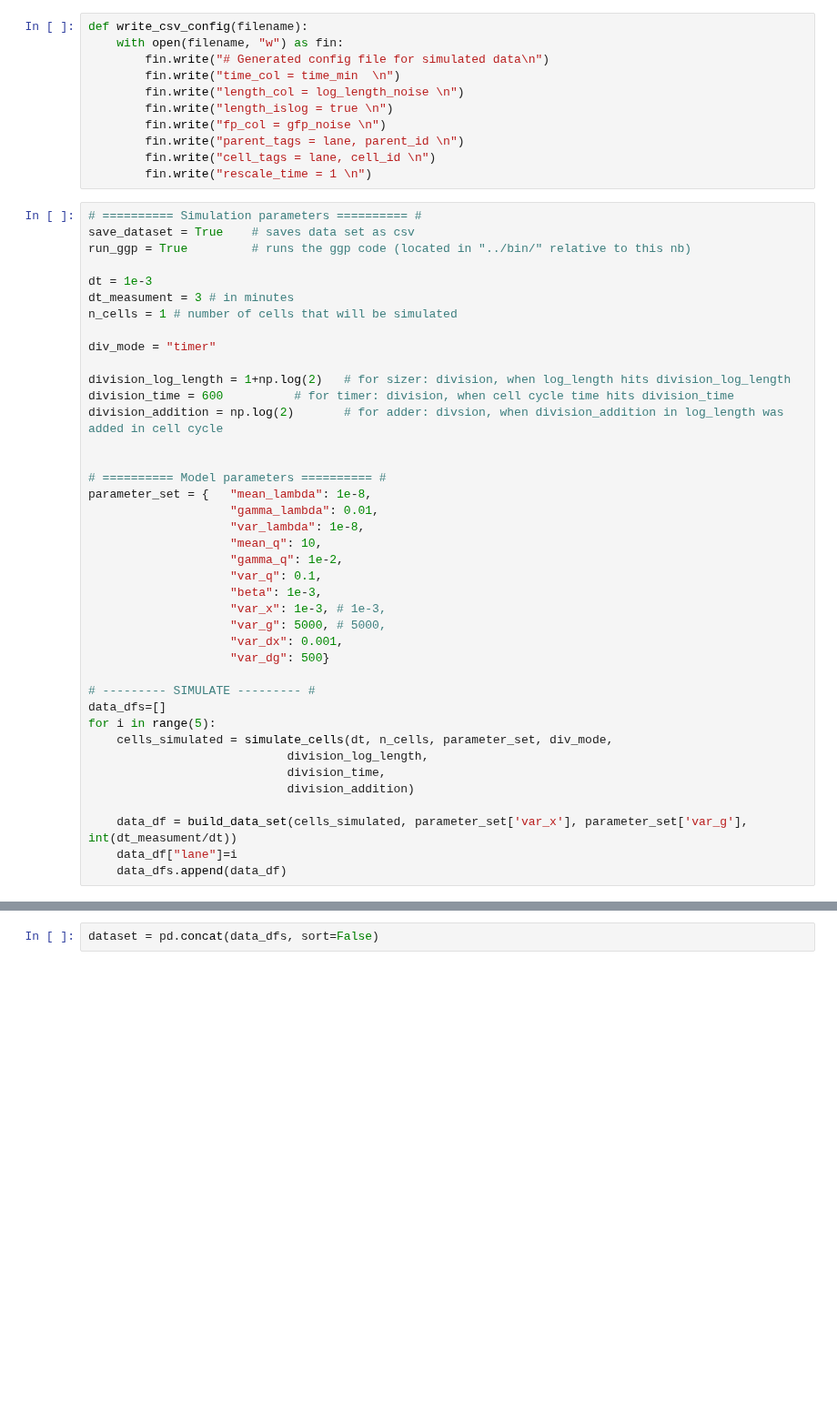
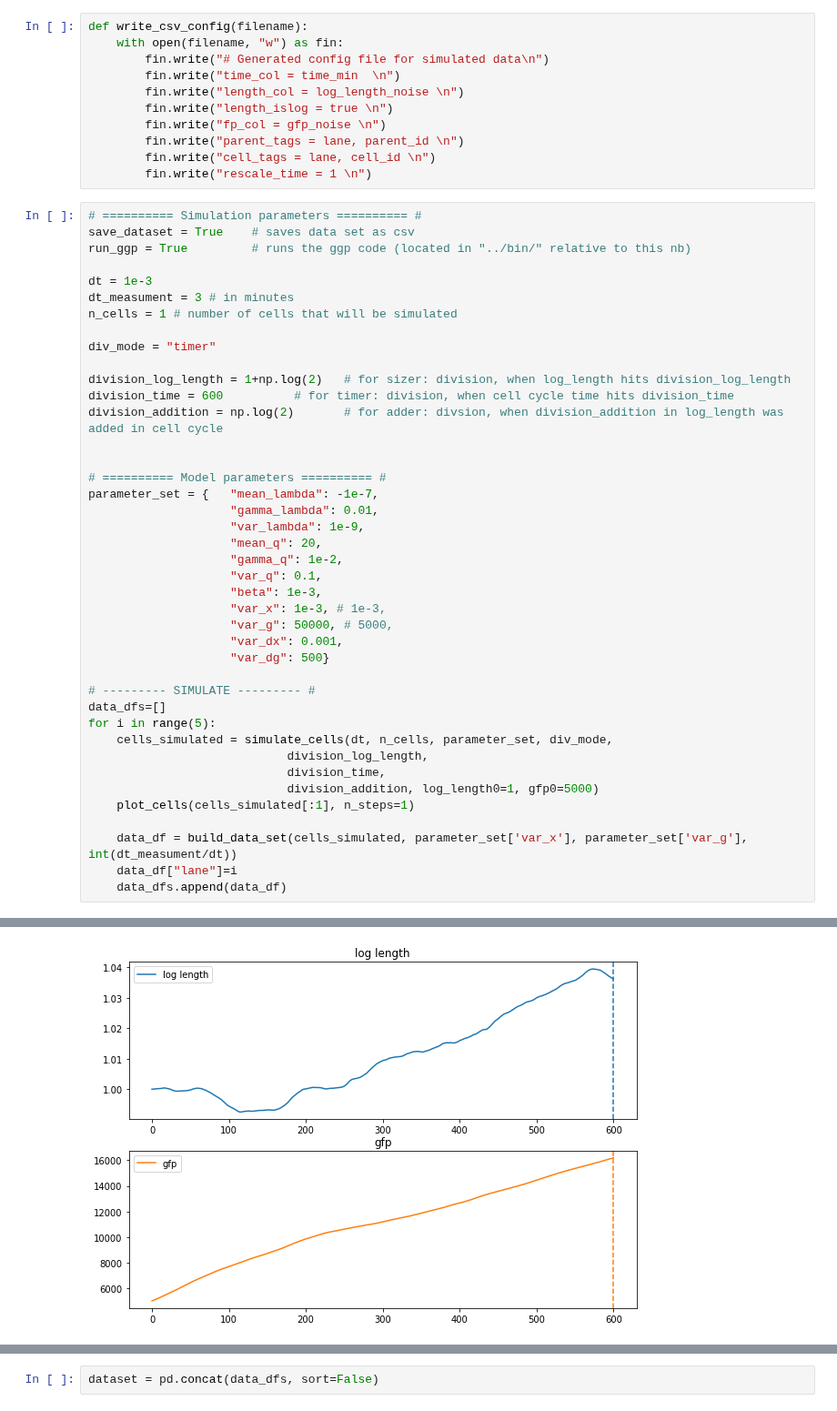
Before and after one commit to bjks/gfp_gaussian_process, a Jupyter notebook: notebooks/simulation_single.ipynb, the cells around one changed output, grey strips where cells are left out. Shown at 91% size. Cells and saved outputs as stored; diff of their text form; blank space fills up the shorter version.

```diff
--- a/notebooks/simulation_single.ipynb
+++ b/notebooks/simulation_single.ipynb
@@ -30,15 +30,15 @@ division_addition = np.log(2)       # for adder: divsion, when division_addition
 
 
 # ========== Model parameters ========== #
-parameter_set = {   "mean_lambda": 1e-8,
+parameter_set = {   "mean_lambda": -1e-7,
                     "gamma_lambda": 0.01,
-                    "var_lambda": 1e-8,
-                    "mean_q": 10,
+                    "var_lambda": 1e-9,
+                    "mean_q": 20,
                     "gamma_q": 1e-2,
                     "var_q": 0.1,
                     "beta": 1e-3,
                     "var_x": 1e-3, # 1e-3,
-                    "var_g": 5000, # 5000,
+                    "var_g": 50000, # 5000,
                     "var_dx": 0.001,
                     "var_dg": 500}
 
@@ -48,7 +48,8 @@ for i in range(5):
     cells_simulated = simulate_cells(dt, n_cells, parameter_set, div_mode,
                             division_log_length,
                             division_time,
-                            division_addition)
+                            division_addition, log_length0=1, gfp0=5000)
+    plot_cells(cells_simulated[:1], n_steps=1)
 
     data_df = build_data_set(cells_simulated, parameter_set['var_x'], parameter_set['var_g'], int(dt_measument/dt))
     data_df["lane"]=i
@@ -66,0 +59 @@ Every 3000 th datapoint is saved
+[figure, added]
```
Also changed, not shown: parts of 4 cells of this notebook, 18 other files.
